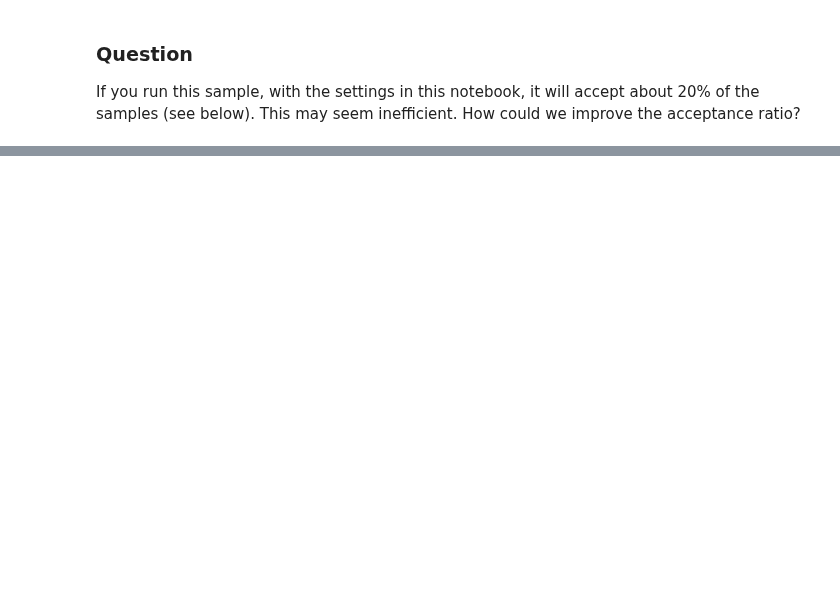
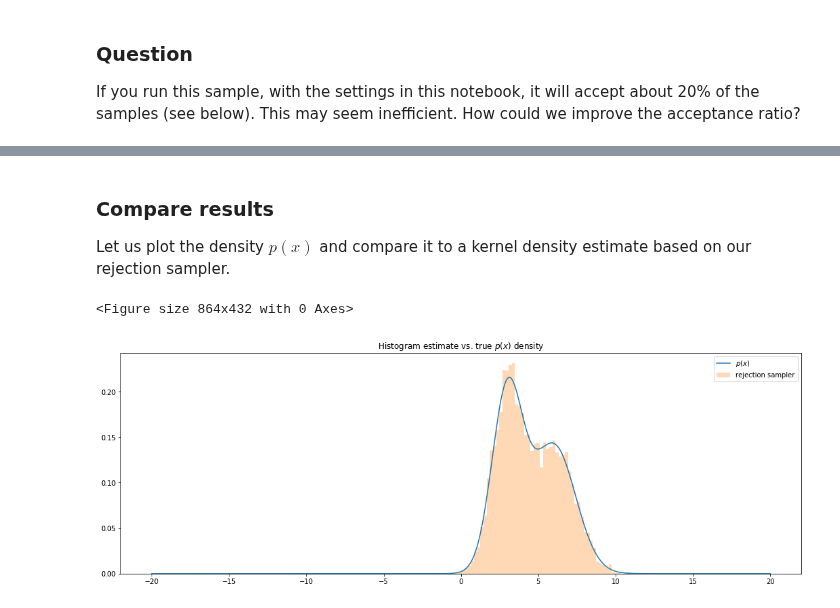
Before and after one commit to fonnesbeck/PyMC3_DataScienceLA, a Jupyter notebook: notebooks/3c. Monte Carlo methods - Rejection Sampling.ipynb, the cells around one changed output, grey strips where cells are left out. Drawn from its saved outputs; the diff is of its cells as text; code cells hidden in the pictures; blank space fills up the shorter version.

```diff
--- a/notebooks/3c. Monte Carlo methods - Rejection Sampling.ipynb
+++ b/notebooks/3c. Monte Carlo methods - Rejection Sampling.ipynb
@@ -94,0 +97,17 @@ len(rejection_sampler(1000, 5)) / 1000.
+# %% [markdown]
+### Compare results
+Let us plot the density $p(x)$ and compare it to a kernel density estimate based on our rejection sampler.
+# %%
+samples_p = rejection_sampler(30000, 5)
+
+plt.figure(figsize=(12,6))
+x = np.linspace(-20, 20, 500)
+fig = plt.figure(figsize=(18,6))
+plt.plot(x, eval_p(x), label = '$p(x)$')
+#sns.kdeplot(samples_p)
+plt.hist(samples_p, bins=np.linspace(-5, 15, 100), density=True, alpha=0.3,label='rejection sampler')
+plt.title('Histogram estimate vs. true $p(x)$ density')
+_ = plt.legend()
+# %% [output]
+<Figure size 864x432 with 0 Axes>
+[figure, added]
```
Also changed, not shown: parts of 8 cells of this notebook, 2 other files.
